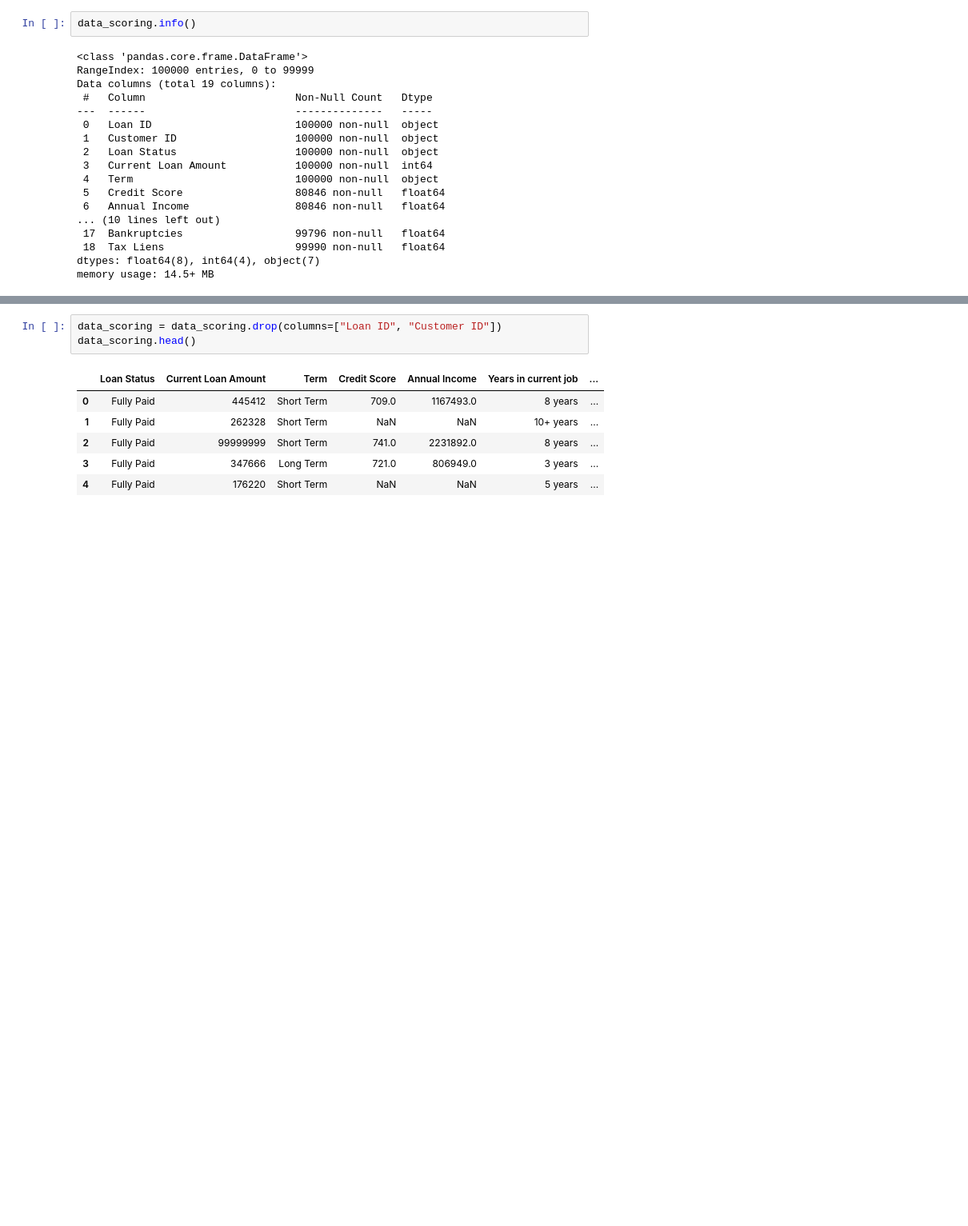
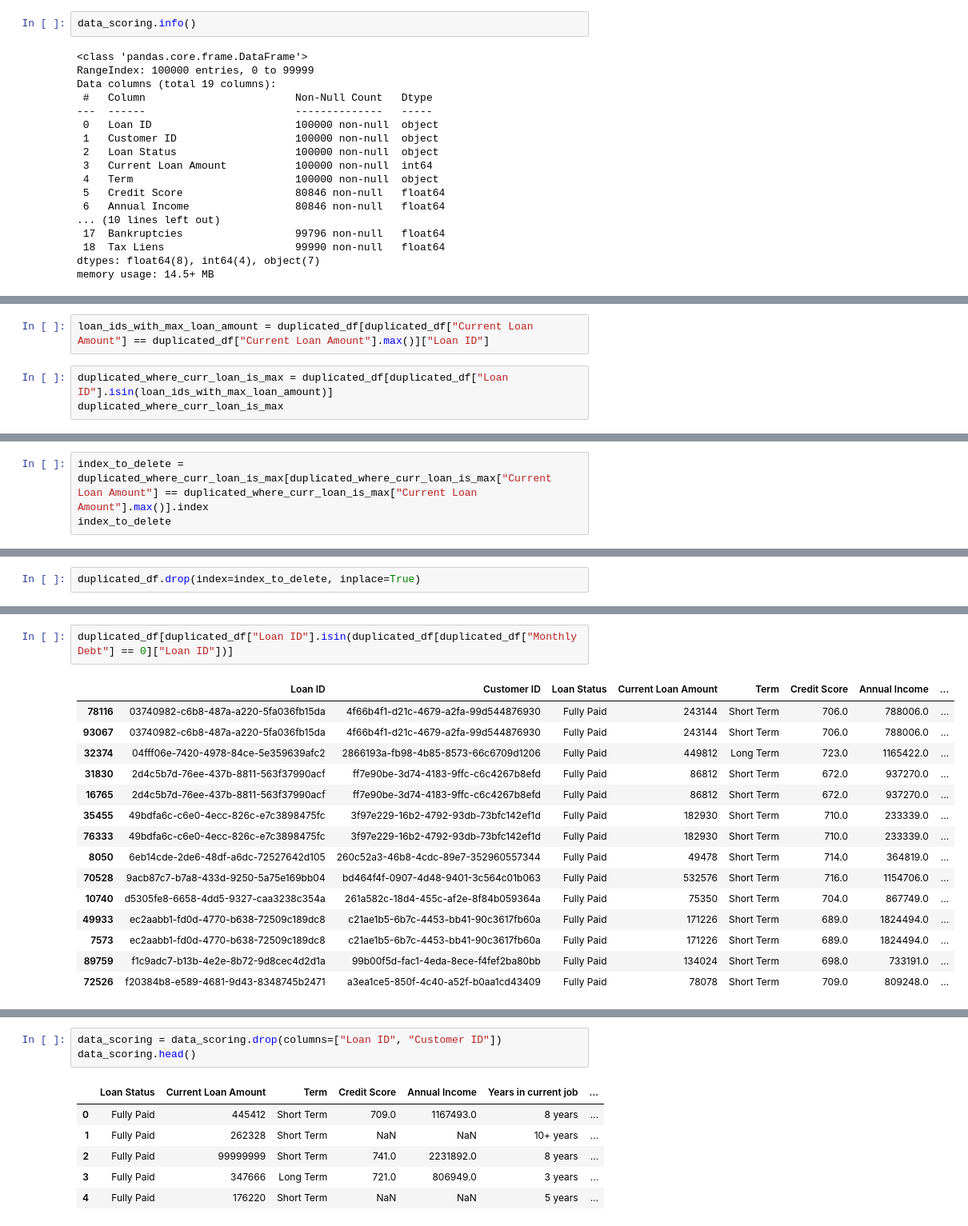
Before and after one commit to Amikuto/MLCourseWork, a Jupyter notebook: main.ipynb, the cells around one changed output, grey strips where cells are left out. Shown: that part at 80% size. Cells and saved outputs as stored; diff of their text form; blank space fills up the shorter version.

```diff
--- a/main.ipynb
+++ b/main.ipynb
@@ -69,0 +418,5 @@ memory usage: 14.5+ MB
+# %%
+loan_ids_with_max_loan_amount = duplicated_df[duplicated_df["Current Loan Amount"] == duplicated_df["Current Loan Amount"].max()]["Loan ID"]
+# %%
+duplicated_where_curr_loan_is_max = duplicated_df[duplicated_df["Loan ID"].isin(loan_ids_with_max_loan_amount)]
+duplicated_where_curr_loan_is_max
@@ -69,0 +477,3 @@ memory usage: 14.5+ MB
+# %%
+index_to_delete = duplicated_where_curr_loan_is_max[duplicated_where_curr_loan_is_max["Current Loan Amount"] == duplicated_where_curr_loan_is_max["Current Loan Amount"].max()].index
+index_to_delete
@@ -69,0 +487,2 @@ memory usage: 14.5+ MB
+# %%
+duplicated_df.drop(index=index_to_delete, inplace=True)
@@ -69,0 +531,18 @@ memory usage: 14.5+ MB
+# %%
+duplicated_df[duplicated_df["Loan ID"].isin(duplicated_df[duplicated_df["Monthly Debt"] == 0]["Loan ID"])]
+# %% [output]
+|  | Loan ID | Customer ID | Loan Status | Current Loan Amount | Term | Credit Score | Annual Income | ... |
+| 78116 | 03740982-c6b8-487a-a220-5fa036fb15da | 4f66b4f1-d21c-4679-a2fa-99d544876930 | Fully Paid | 243144 | Short Term | 706.0 | 788006.0 | ... |
+| 93067 | 03740982-c6b8-487a-a220-5fa036fb15da | 4f66b4f1-d21c-4679-a2fa-99d544876930 | Fully Paid | 243144 | Short Term | 706.0 | 788006.0 | ... |
+| 32374 | 04fff06e-7420-4978-84ce-5e359639afc2 | 2866193a-fb98-4b85-8573-66c6709d1206 | Fully Paid | 449812 | Long Term | 723.0 | 1165422.0 | ... |
+| 31830 | 2d4c5b7d-76ee-437b-8811-563f37990acf | ff7e90be-3d74-4183-9ffc-c6c4267b8efd | Fully Paid | 86812 | Short Term | 672.0 | 937270.0 | ... |
+| 16765 | 2d4c5b7d-76ee-437b-8811-563f37990acf | ff7e90be-3d74-4183-9ffc-c6c4267b8efd | Fully Paid | 86812 | Short Term | 672.0 | 937270.0 | ... |
+| 35455 | 49bdfa6c-c6e0-4ecc-826c-e7c3898475fc | 3f97e229-16b2-4792-93db-73bfc142ef1d | Fully Paid | 182930 | Short Term | 710.0 | 233339.0 | ... |
+| 76333 | 49bdfa6c-c6e0-4ecc-826c-e7c3898475fc | 3f97e229-16b2-4792-93db-73bfc142ef1d | Fully Paid | 182930 | Short Term | 710.0 | 233339.0 | ... |
+| 8050 | 6eb14cde-2de6-48df-a6dc-72527642d105 | 260c52a3-46b8-4cdc-89e7-352960557344 | Fully Paid | 49478 | Short Term | 714.0 | 364819.0 | ... |
+| 70528 | 9acb87c7-b7a8-433d-9250-5a75e169bb04 | bd464f4f-0907-4d48-9401-3c564c01b063 | Fully Paid | 532576 | Short Term | 716.0 | 1154706.0 | ... |
+| 10740 | d5305fe8-6658-4dd5-9327-caa3238c354a | 261a582c-18d4-455c-af2e-8f84b059364a | Fully Paid | 75350 | Short Term | 704.0 | 867749.0 | ... |
+| 49933 | ec2aabb1-fd0d-4770-b638-72509c189dc8 | c21ae1b5-6b7c-4453-bb41-90c3617fb60a | Fully Paid | 171226 | Short Term | 689.0 | 1824494.0 | ... |
+| 7573 | ec2aabb1-fd0d-4770-b638-72509c189dc8 | c21ae1b5-6b7c-4453-bb41-90c3617fb60a | Fully Paid | 171226 | Short Term | 689.0 | 1824494.0 | ... |
+| 89759 | f1c9adc7-b13b-4e2e-8b72-9d8cec4d2d1a | 99b00f5d-fac1-4eda-8ece-f4fef2ba80bb | Fully Paid | 134024 | Short Term | 698.0 | 733191.0 | ... |
+| 72526 | f20384b8-e589-4681-9d43-8348745b2471 | a3ea1ce5-850f-4c40-a52f-b0aa1cd43409 | Fully Paid | 78078 | Short Term | 709.0 | 809248.0 | ... |
```
Also changed, not shown: parts of 61 cells of this notebook.
